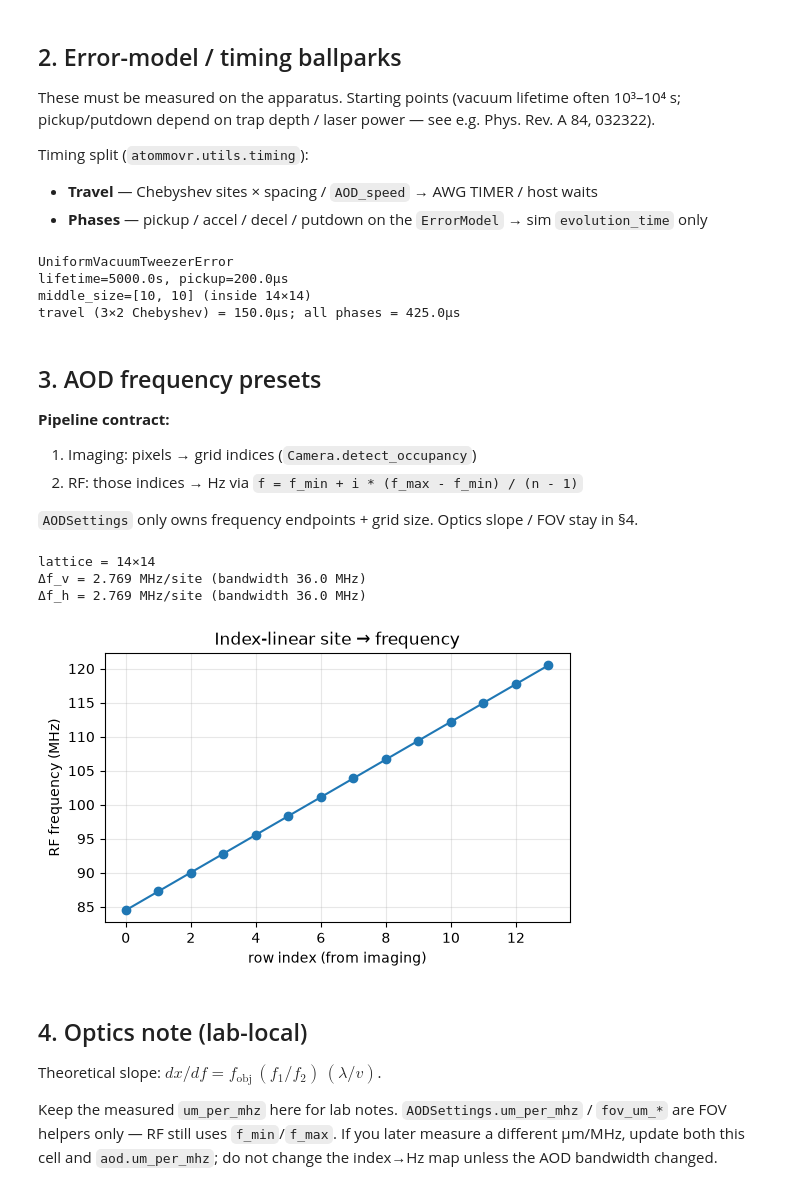
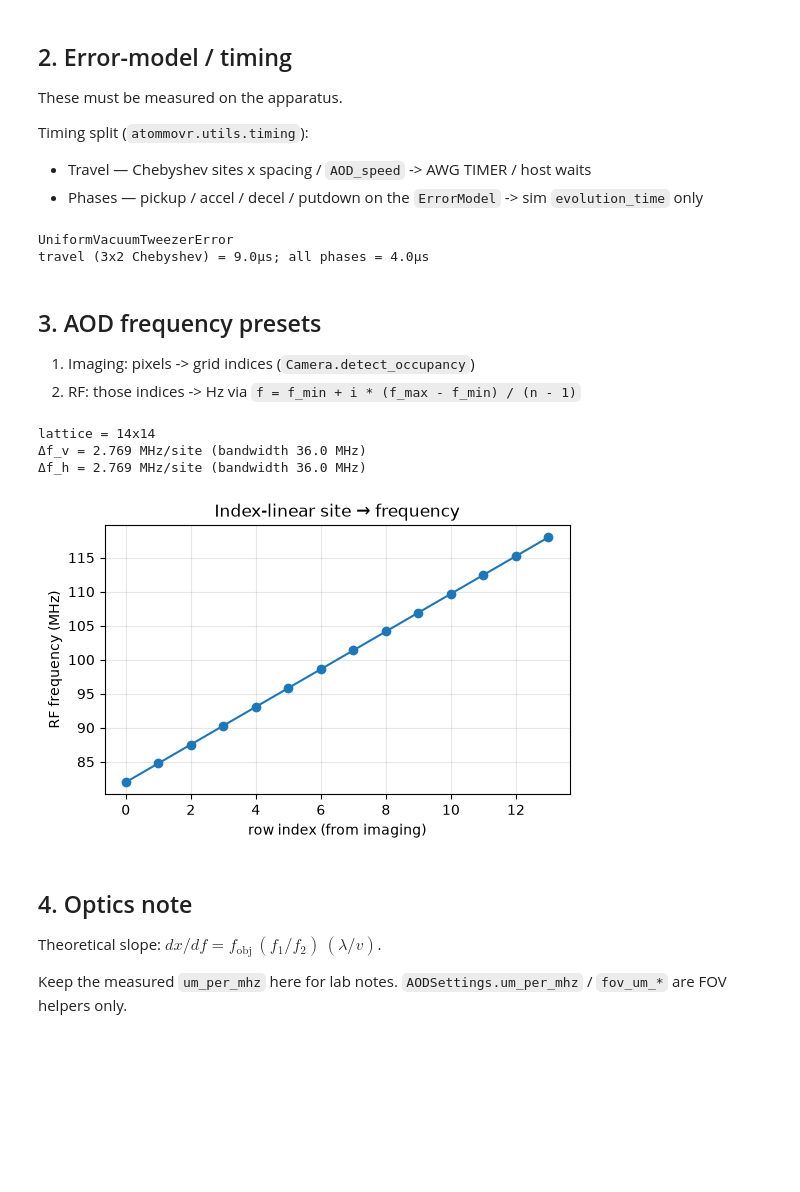
Before and after one commit to davidKMJ/atommovr-zwierlein, a Jupyter notebook: zwierlein_lab_setup.ipynb, the cells around one changed output. Cells and saved outputs as stored; diff of their text form; code cells hidden in the pictures; blank space fills up the shorter version.

Commit message:
feat: finish Zwierlein lab setting tutorial

```diff
--- a/zwierlein_lab_setup.ipynb
+++ b/zwierlein_lab_setup.ipynb
@@ -112,33 +89,32 @@ occupancy (truth) = 119 / 196, detected = 119
 # %% [markdown]
-## 2. Error-model / timing ballparks
+## 2. Error-model / timing
 
-These must be measured on the apparatus. Starting points (vacuum lifetime often 10³–10⁴ s; pickup/putdown depend on trap depth / laser power — see e.g. Phys. Rev. A 84, 032322).
+These must be measured on the apparatus.
 
 Timing split (`atommovr.utils.timing`):
 
-- **Travel** — Chebyshev sites × spacing / `AOD_speed` → AWG TIMER / host waits
-- **Phases** — pickup / accel / decel / putdown on the `ErrorModel` → sim `evolution_time` only
+- Travel — Chebyshev sites x spacing / `AOD_speed` -> AWG TIMER / host waits
+- Phases — pickup / accel / decel / putdown on the `ErrorModel` -> sim `evolution_time` only
 # %%
 lab_error = UniformVacuumTweezerError(
-    pickup_time=200e-6,  # s — transfer static → moving
-    putdown_time=200e-6,  # s — transfer moving → static
-    accel_time=12.5e-6,  # s — ramp-up (ballpark)
-    decel_time=12.5e-6,  # s — ramp-down
-    pickup_fail_rate=0.15,  # measure experimentally
-    putdown_fail_rate=0.15,
-    lifetime=5e3,  # s — vacuum-limited; tune 1e3–1e4
+    pickup_time=1e-6,
+    putdown_time=1e-6,
+    accel_time=1e-6,
+    decel_time=1e-6,
+    pickup_fail_rate=0.01,
+    putdown_fail_rate=0.01,
+    lifetime=5e3,
     seed=0,
 )
 
 lab_params = PhysicalParams(
-    spacing=5e-6,  # m — lattice pitch
-    AOD_speed=0.1,  # µm/µs
+    spacing=18.07e-6,  # m
+    AOD_speed=6,  # µm/µs m/s
     loading_prob=0.65,  # enough atoms for a middle target
-    middle_size=[10, 10],  # must fit inside ROWS×COLS
+    middle_size=[10, 10],  # must fit inside ROWS x COLS
 )
 
 
-# Illustrative 3-site diagonal move for travel timing
 class _FakeMove:
     def __init__(self, fr, fc, tr, tc):
         self.from_row, self.from_col, self.to_row, self.to_col = fr, fc, tr, tc
@@ -150,64 +126,57 @@ travel_s = travel_duration_s(
 phase_s = all_phase_duration_s(lab_error)
 
 print(lab_error)
-print(f"lifetime={lab_error.lifetime}s, pickup={lab_error.pickup_time * 1e6:.1f}µs")
-print(f"middle_size={lab_params.middle_size} (inside {ROWS}×{COLS})")
 print(
-    f"travel (3×2 Chebyshev) = {travel_s * 1e6:.1f}µs; all phases = {phase_s * 1e6:.1f}µs"
+    f"travel (3x2 Chebyshev) = {travel_s * 1e6:.1f}µs; all phases = {phase_s * 1e6:.1f}µs"
 )
 # %% [output]
 UniformVacuumTweezerError
-lifetime=5000.0s, pickup=200.0µs
-middle_size=[10, 10] (inside 14×14)
-travel (3×2 Chebyshev) = 150.0µs; all phases = 425.0µs
+travel (3x2 Chebyshev) = 9.0µs; all phases = 4.0µs
 # %% [markdown]
 ## 3. AOD frequency presets
 
-**Pipeline contract:**
-
-1. Imaging: pixels → grid indices (`Camera.detect_occupancy`)
-2. RF: those indices → Hz via `f = f_min + i * (f_max - f_min) / (n - 1)`
-
-`AODSettings` only owns frequency endpoints + grid size. Optics slope / FOV stay in §4.
+1. Imaging: pixels -> grid indices (`Camera.detect_occupancy`)
+2. RF: those indices -> Hz via `f = f_min + i * (f_max - f_min) / (n - 1)`
 # %%
 aod = AODSettings(
     grid_rows=ROWS,
     grid_cols=COLS,
-    f_min_v=84.5e6,
-    f_max_v=120.5e6,
-    f_min_h=84.5e6,
-    f_max_h=120.5e6,
+    f_min_v=82e6,
+    f_max_v=118e6,
+    f_min_h=82e6,
+    f_max_h=118e6,
     alignment="center",
 )
 assert (aod.grid_rows, aod.grid_cols) == (ROWS, COLS)
+# aod.validate_core_limits()  # settings-level DDS core check (not implemented properly yet)
 
 bw_v_mhz = (aod.f_max_v - aod.f_min_v) / 1e6
 bw_h_mhz = (aod.f_max_h - aod.f_min_h) / 1e6
-print(f"lattice = {aod.grid_rows}×{aod.grid_cols}")
+print(f"lattice = {aod.grid_rows}x{aod.grid_cols}")
 print(f"Δf_v = {aod.f_spacing_v / 1e6:.3f} MHz/site (bandwidth {bw_v_mhz:.1f} MHz)")
 print(f"Δf_h = {aod.f_spacing_h / 1e6:.3f} MHz/site (bandwidth {bw_h_mhz:.1f} MHz)")
 
 rf = RFConverter(aod, lab_params)
 row_idx = np.arange(aod.grid_rows)
 freqs = [rf._row_to_freq(i) for i in row_idx]
 fig, ax = plt.subplots(figsize=(6, 3.5))
 ax.plot(row_idx, np.asarray(freqs) / 1e6, "o-")
 ax.set_xlabel("row index (from imaging)")
 ax.set_ylabel("RF frequency (MHz)")
 ax.set_title("Index-linear site → frequency")
 ax.grid(True, alpha=0.3)
 plt.show()
 # %% [output]
-lattice = 14×14
+lattice = 14x14
 Δf_v = 2.769 MHz/site (bandwidth 36.0 MHz)
 Δf_h = 2.769 MHz/site (bandwidth 36.0 MHz)
-[figure, old version]
+[figure, new version]
 # %% [markdown]
-## 4. Optics note (lab-local)
+## 4. Optics note
 
 Theoretical slope: $dx/df = f_\mathrm{obj}\,(f_1/f_2)\,(\lambda/v)$.
 
-Keep the measured `um_per_mhz` here for lab notes. `AODSettings.um_per_mhz` / `fov_um_*` are FOV helpers only — RF still uses `f_min`/`f_max`. If you later measure a different µm/MHz, update both this cell and `aod.um_per_mhz`; do not change the index→Hz map unless the AOD bandwidth changed.
+Keep the measured `um_per_mhz` here for lab notes. `AODSettings.um_per_mhz` / `fov_um_*` are FOV helpers only.
 # %%
 wavelength_m, v_acoustic = 808e-9, 650.0
 f1_mm, f2_mm, f_obj_mm = 75.0, 400.0, 28.0
```
Also changed, not shown: parts of 13 cells of this notebook, 5 other files.
